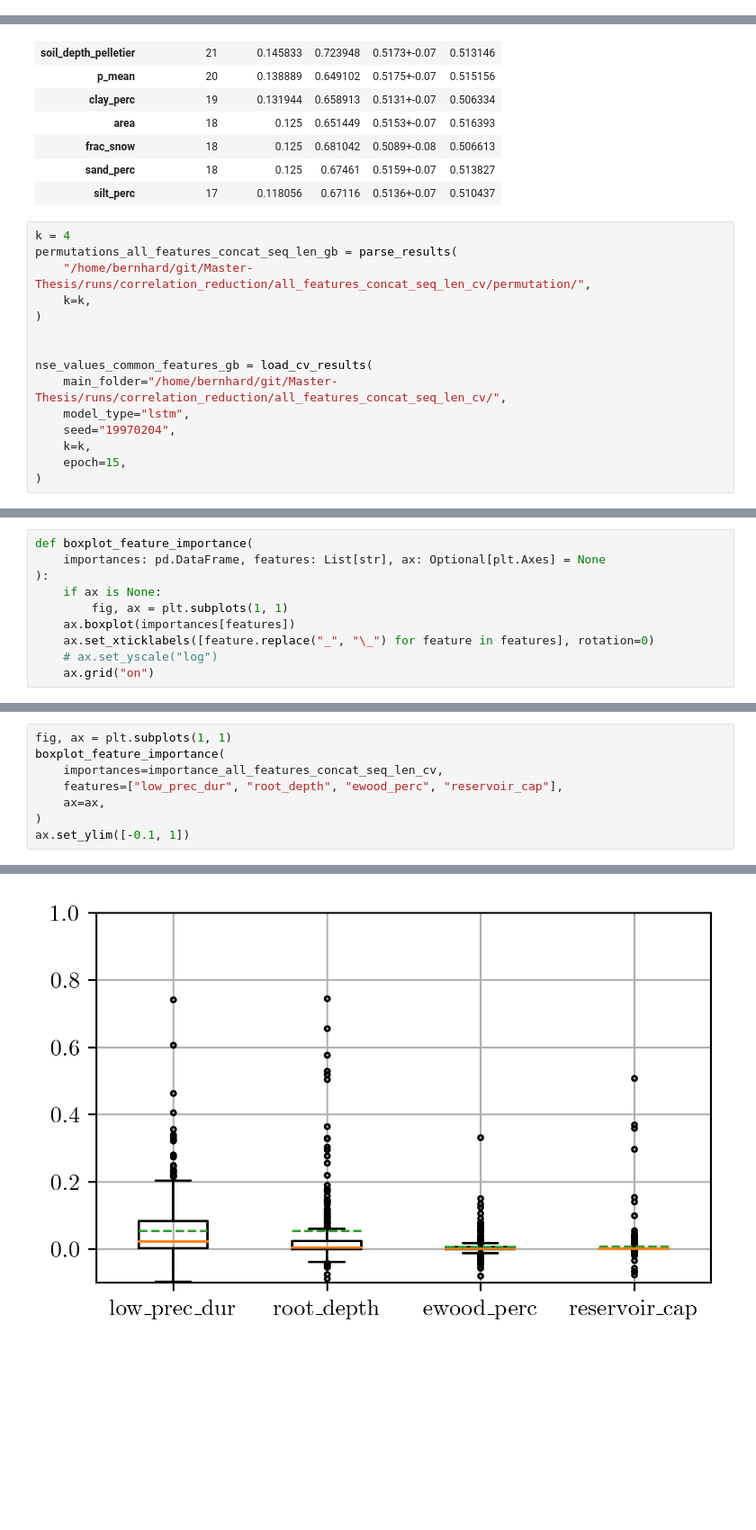
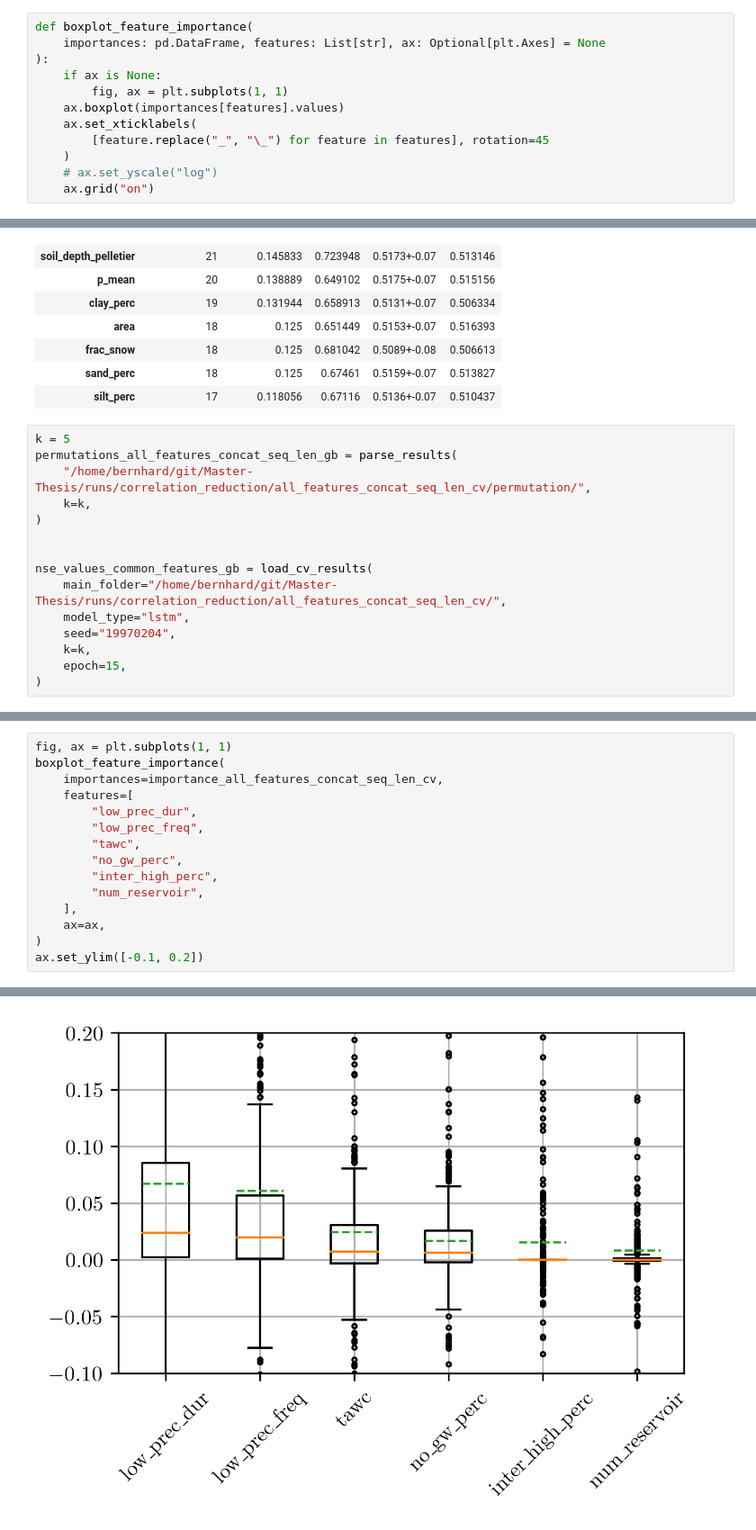
Before and after one commit to bernharl/Master-Thesis, a Jupyter notebook: notebooks/permutation_test.ipynb, the cells around one changed output, grey strips where cells are left out. Shown at 90% size. Saved outputs shown, nothing was run; the diff lists cells and outputs as text; blank space fills up the shorter version.

```diff
--- a/notebooks/permutation_test.ipynb
+++ b/notebooks/permutation_test.ipynb
@@ -118,6 +116,18 @@ def calc_i(
             else:
                 means[feature][basin] = np.nan
     return pd.DataFrame.from_dict(means).dropna()
+# %%
+def boxplot_feature_importance(
+    importances: pd.DataFrame, features: List[str], ax: Optional[plt.Axes] = None
+):
+    if ax is None:
+        fig, ax = plt.subplots(1, 1)
+    ax.boxplot(importances[features].values)
+    ax.set_xticklabels(
+        [feature.replace("_", "\_") for feature in features], rotation=45
+    )
+    # ax.set_yscale("log")
+    ax.grid("on")
 # %%
 k = 5
 permutations = parse_results(
@@ -814,7 +840,7 @@ fracs_train_us_val_gb_no_organic_no_gvf
 | sand_perc | 18 | 0.125 | 0.67461 | 0.5159+-0.07 | 0.513827 |
 | silt_perc | 17 | 0.118056 | 0.67116 | 0.5136+-0.07 | 0.510437 |
 # %%
-k = 4
+k = 5
 permutations_all_features_concat_seq_len_gb = parse_results(
     "/home/bernhard/git/Master-Thesis/runs/correlation_reduction/all_features_concat_seq_len_cv/permutation/",
     k=k,
@@ -877,10 +879,0 @@ fracs_all_features_concat_seq_len_cv
-# %%
-def boxplot_feature_importance(
-    importances: pd.DataFrame, features: List[str], ax: Optional[plt.Axes] = None
-):
-    if ax is None:
-        fig, ax = plt.subplots(1, 1)
-    ax.boxplot(importances[features])
-    ax.set_xticklabels([feature.replace("_", "\_") for feature in features], rotation=0)
-    # ax.set_yscale("log")
-    ax.grid("on")
@@ -888,8 +890,15 @@ def boxplot_feature_importance(
 fig, ax = plt.subplots(1, 1)
 boxplot_feature_importance(
     importances=importance_all_features_concat_seq_len_cv,
-    features=["low_prec_dur", "root_depth", "ewood_perc", "reservoir_cap"],
+    features=[
+        "low_prec_dur",
+        "low_prec_freq",
+        "tawc",
+        "no_gw_perc",
+        "inter_high_perc",
+        "num_reservoir",
+    ],
     ax=ax,
 )
-ax.set_ylim([-0.1, 1])
+ax.set_ylim([-0.1, 0.2])
 # %% [output]
@@ -897 +906 @@ ax.set_ylim([-0.1, 1])
-[figure, old version]
+[figure, new version]
```
Also changed, not shown: parts of 15 cells of this notebook.
